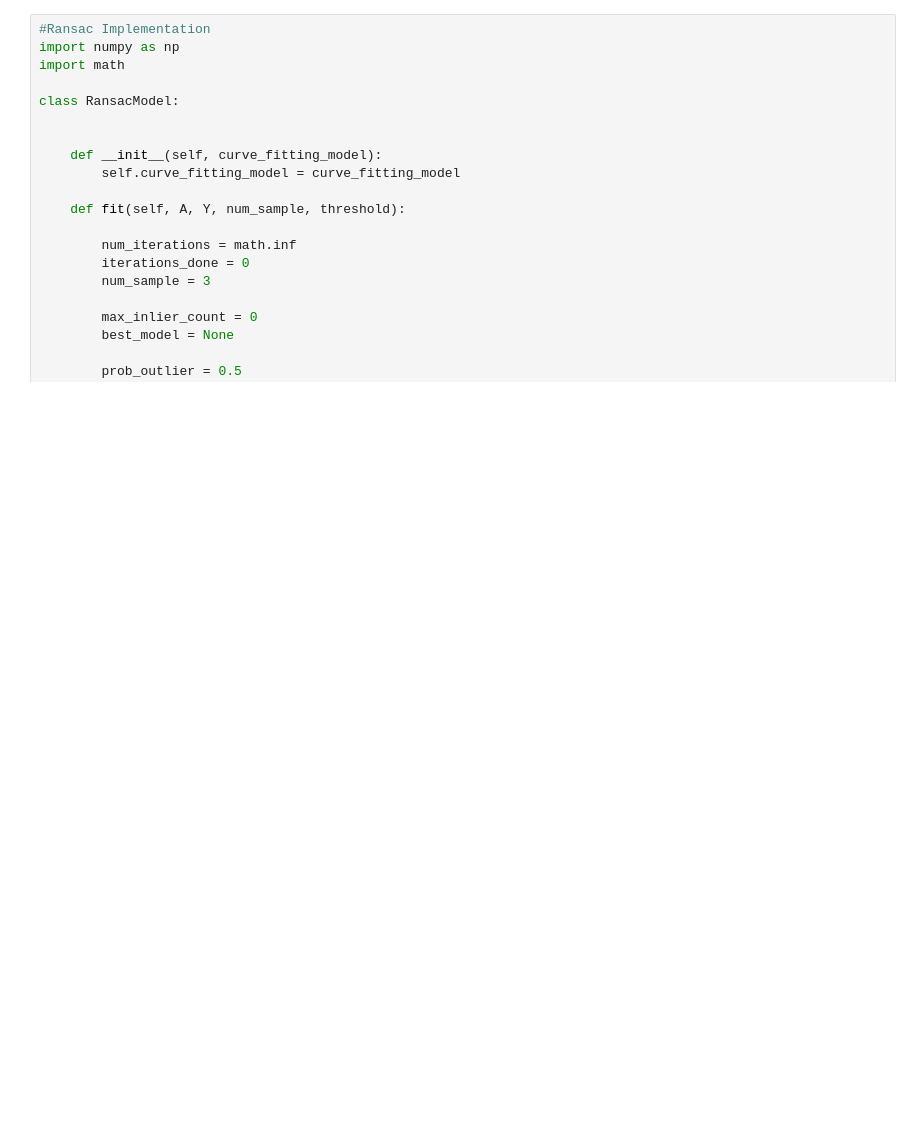
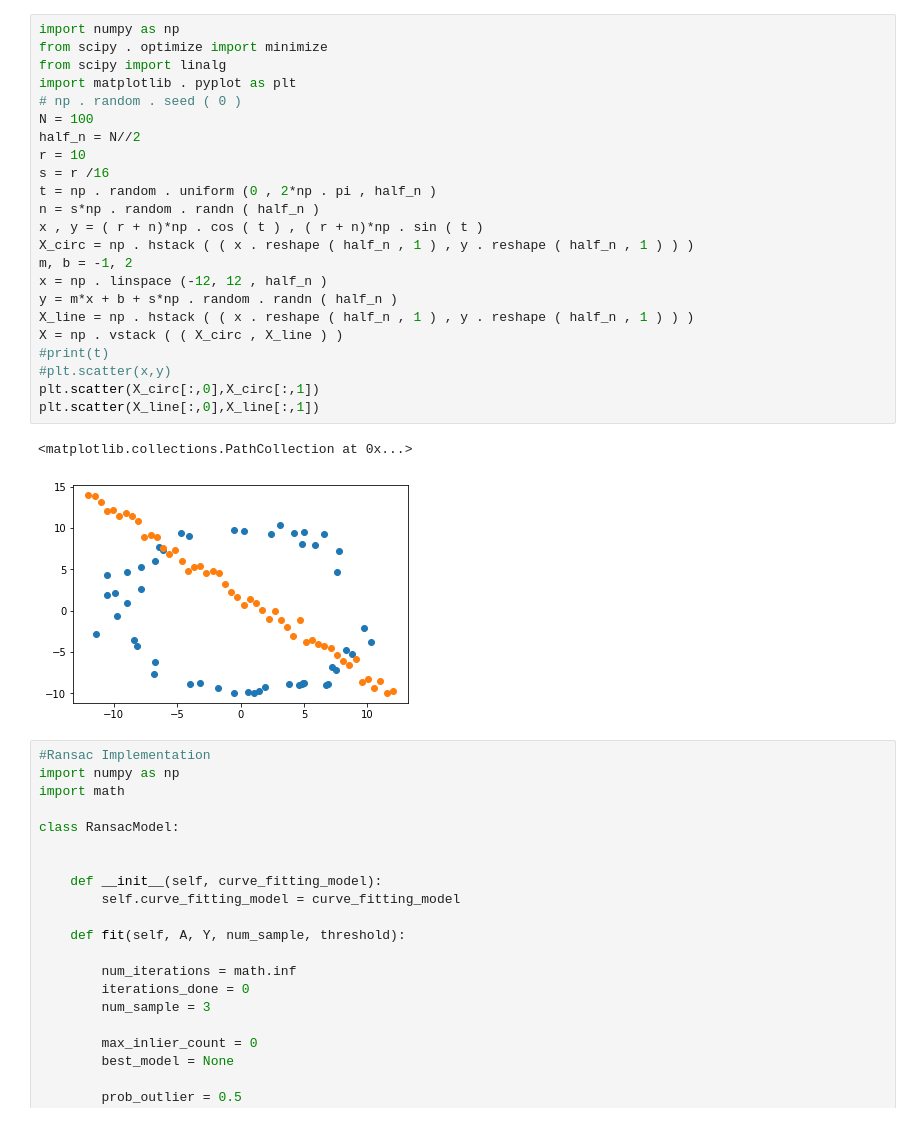
Before and after one commit to nifla2000/EN2550-Codings, a Jupyter notebook: ASSIGNMENT_02/A_2.ipynb, the cells around one changed output. Cells and saved outputs as stored; diff of their text form; blank space fills up the shorter version.

```diff
--- a/ASSIGNMENT_02/A_2.ipynb
+++ b/ASSIGNMENT_02/A_2.ipynb
@@ -1,3 +1,29 @@
+# %%
+import numpy as np
+from scipy . optimize import minimize
+from scipy import linalg
+import matplotlib . pyplot as plt
+# np . random . seed ( 0 )
+N = 100
+half_n = N//2
+r = 10
+s = r /16
+t = np . random . uniform (0 , 2*np . pi , half_n )
+n = s*np . random . randn ( half_n )
+x , y = ( r + n)*np . cos ( t ) , ( r + n)*np . sin ( t )
+X_circ = np . hstack ( ( x . reshape ( half_n , 1 ) , y . reshape ( half_n , 1 ) ) )
+m, b = -1, 2
+x = np . linspace (-12, 12 , half_n )
+y = m*x + b + s*np . random . randn ( half_n )
+X_line = np . hstack ( ( x . reshape ( half_n , 1 ) , y . reshape ( half_n , 1 ) ) )
+X = np . vstack ( ( X_circ , X_line ) )
+#print(t)
+#plt.scatter(x,y)
+plt.scatter(X_circ[:,0],X_circ[:,1])
+plt.scatter(X_line[:,0],X_line[:,1])
+# %% [output]
+<matplotlib.collections.PathCollection at 0x...>
+[figure, added]
 # %%
 #Ransac Implementation
 import numpy as np
```
Also changed, not shown: parts of 4 cells of this notebook.
